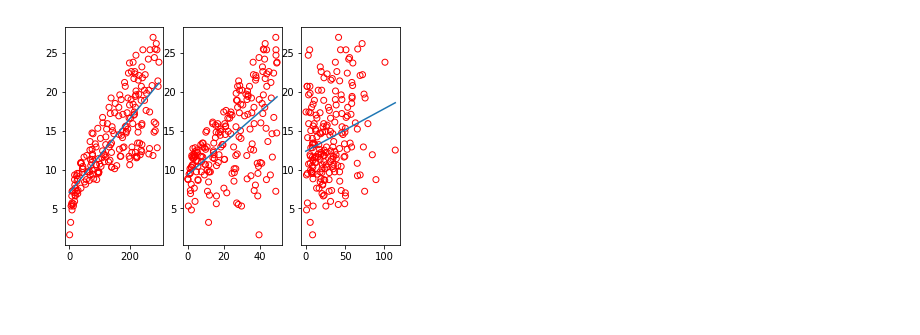
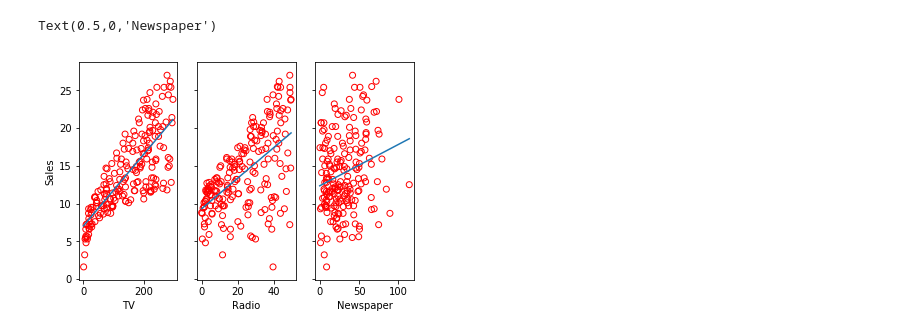
Before and after one commit to makbigc/ISLR, a Jupyter notebook: chap2.ipynb, the cells around one changed output. Drawn from its saved outputs; the diff is of its cells as text; code cells hidden in the pictures; blank space fills up the shorter version.

```diff
--- a/chap2.ipynb
+++ b/chap2.ipynb
@@ -8,18 +8,25 @@ data = pd.read_csv("Advertising.csv")
 # %%
 data.drop(data.columns[0], axis=1, inplace=True)
 # %%
+fig, axs = plt.subplots(1, 3, sharey=True)
+
 params = ["TV", "radio", "newspaper"]
 
 sales = data['sales']
 
-for i, param in enumerate(params, 1):
+for i, param in enumerate(params):
     pred = np.array(data[param])
     pred = pred[:, np.newaxis]
     reg = LinearRegression().fit(pred, sales)
     x = np.linspace(0, pred.max(), 10)
     y = reg.intercept_ + reg.coef_ * x
-    plt.subplot(1, 3, i)
-    plt.scatter(x=pred, y=sales, marker='o', facecolor='none', edgecolors='red')
-    plt.plot(x, y)
+    axs[i].scatter(x=pred, y=sales, marker='o', facecolor='none', edgecolors='red')
+    axs[i].plot(x, y)
+
+axs[0].set_ylabel('Sales')
+axs[0].set_xlabel('TV')
+axs[1].set_xlabel('Radio')
+axs[2].set_xlabel('Newspaper')
 # %% [output]
+Text(0.5,0,'Newspaper')
-[figure, old version]
+[figure, new version]
```
Also changed, not shown: parts of 1 cell of this notebook.
